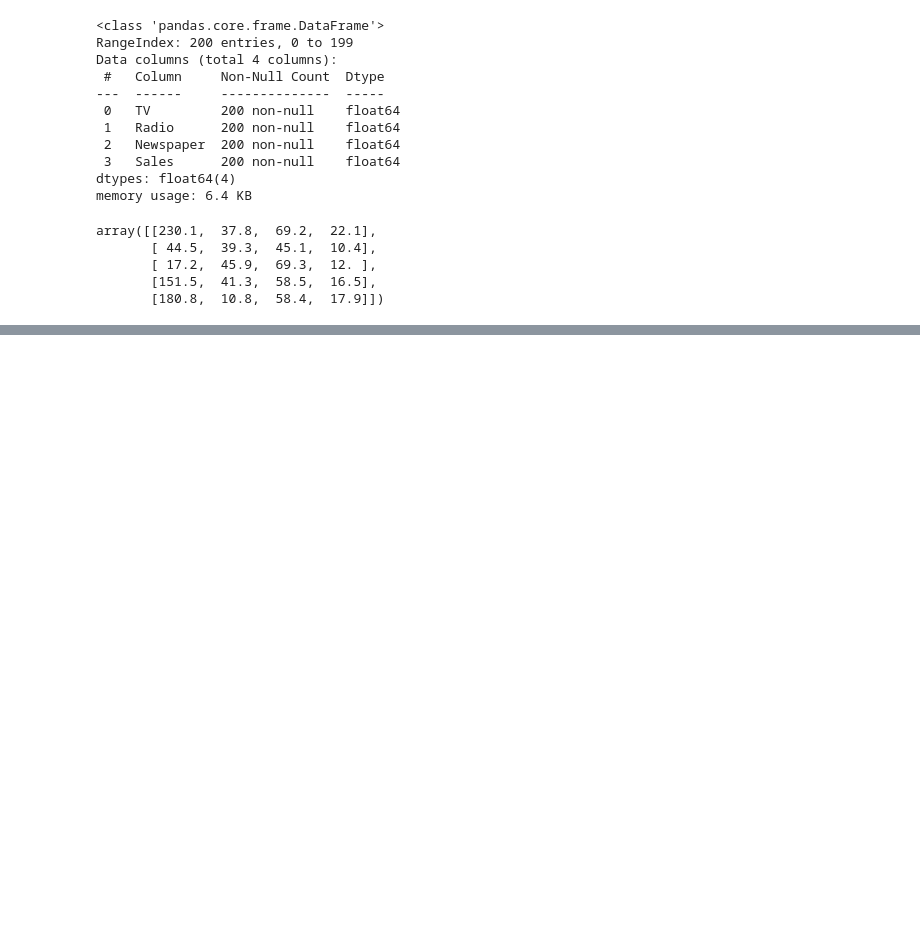
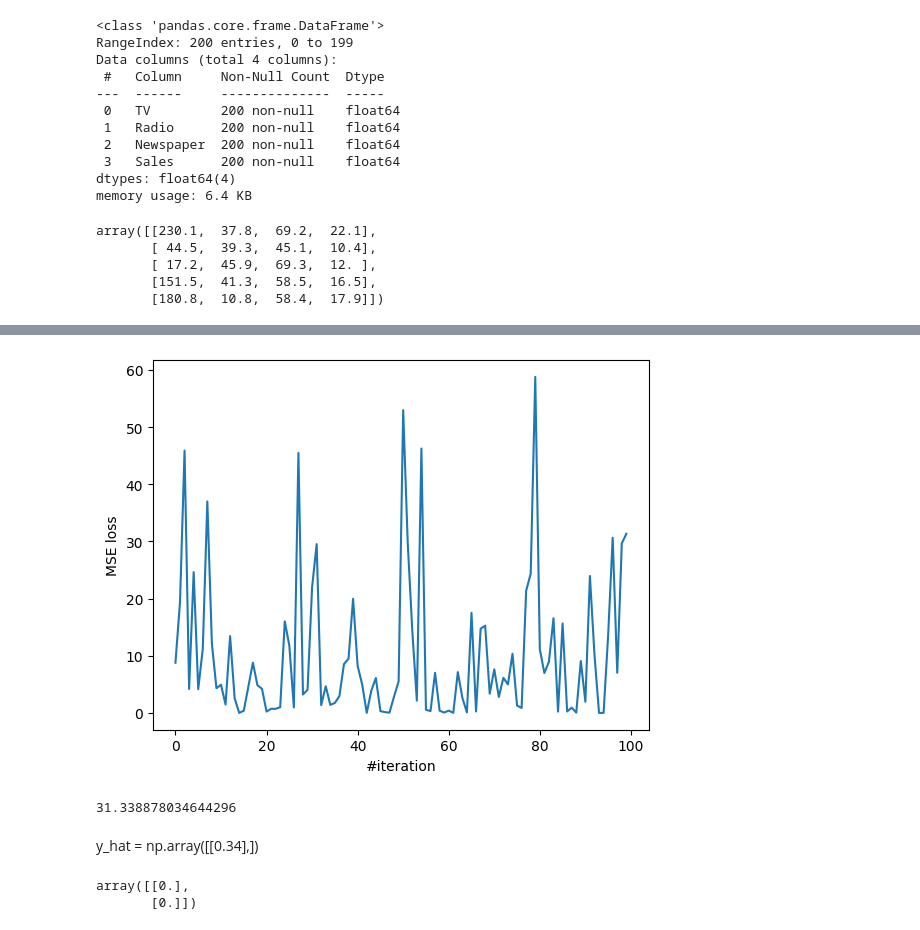
Before and after one commit to TruomghocAI/AIO-Exercise, a Jupyter notebook: Module 4/M04W01/week1.ipynb, the cells around one changed output, grey strips where cells are left out. Saved outputs shown, nothing was run; the diff lists cells and outputs as text; code cells hidden in the pictures; blank space fills up the shorter version.

```diff
--- a/Module 4/M04W01/week1.ipynb
+++ b/Module 4/M04W01/week1.ipynb
@@ -36,0 +404,20 @@ array([[230.1,  37.8,  69.2,  22.1],
+# %%
+plt.plot(L[-100:])
+plt.xlabel("#iteration")
+plt.ylabel("MSE loss")
+plt.show()
+# %% [output]
+[figure, added]
+# %%
+X,y = prepare_data('advertising.csv')
+W,L = implement_linear_regression(X,y)
+print(L[9999])
+# %% [output]
+31.338878034644296
+# %% [markdown]
+y_hat = np.array([[0.34],])
+# %%
+np.zeros((2,1))
+# %% [output]
+array([[0.],
+       [0.]])
```
Also changed, not shown: parts of 36 cells of this notebook, 15 other files.
